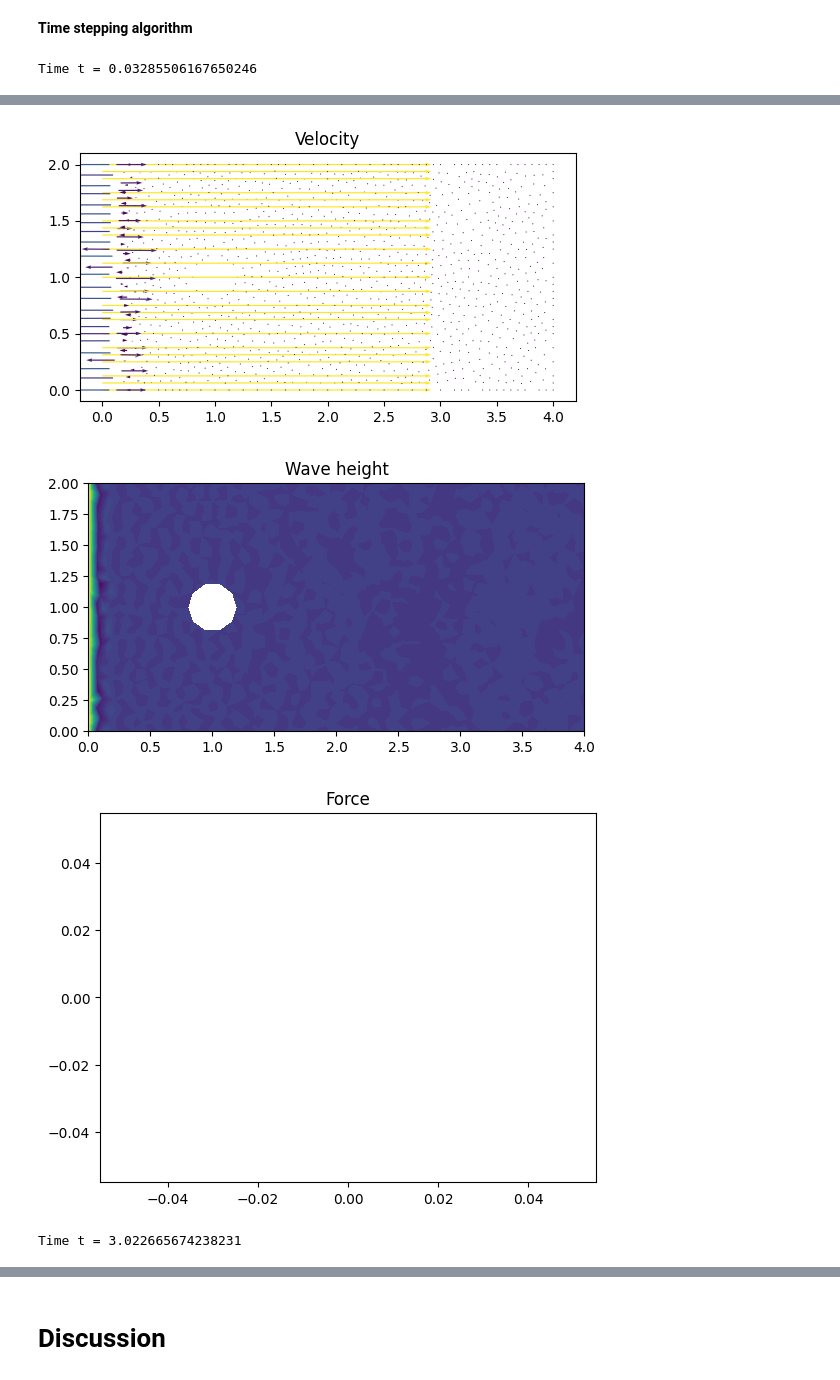
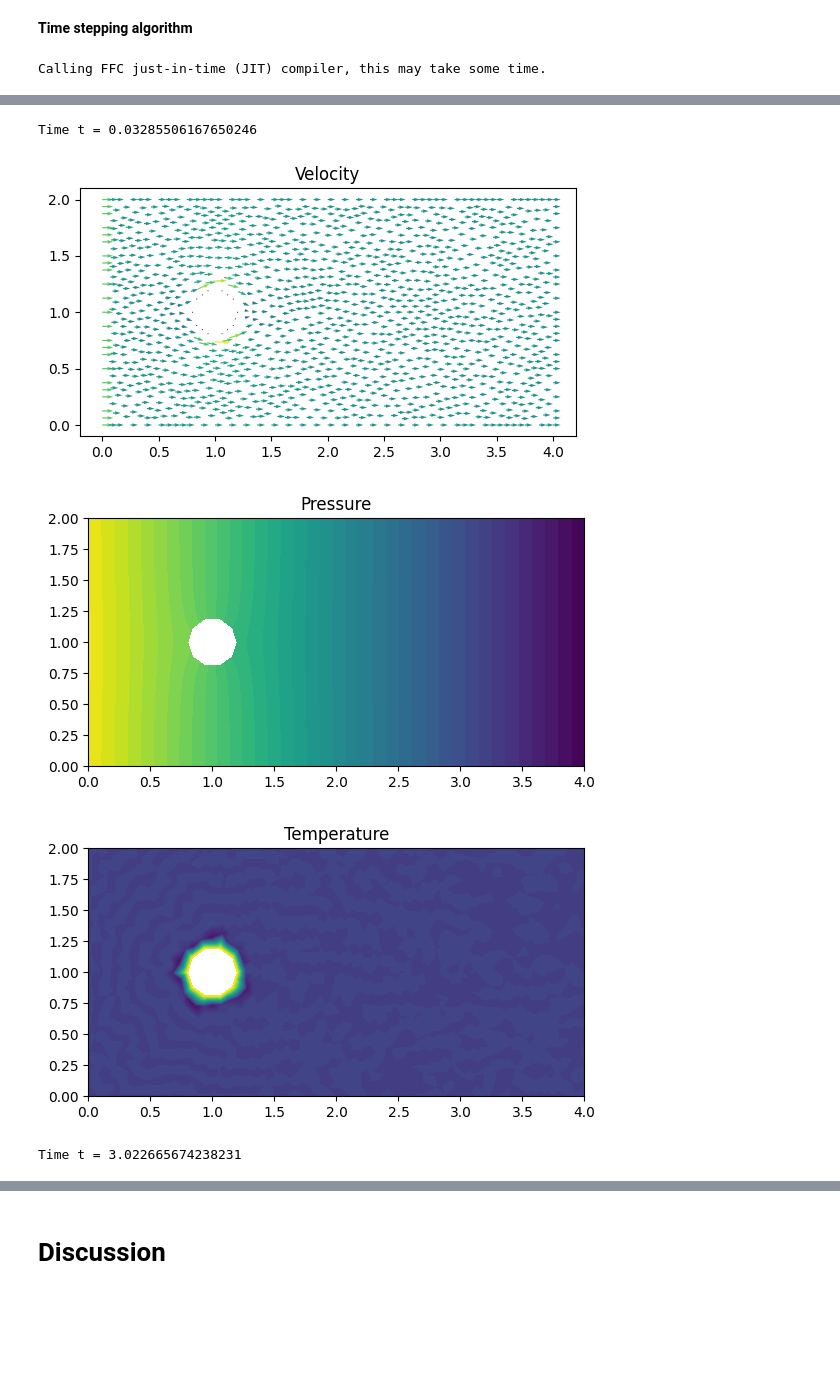
Before and after one commit to johanhoffman/DD2365_VT24, a Jupyter notebook: template-report-Heat-Convection.ipynb, the cells around one changed output, grey strips where cells are left out. Cells and saved outputs as stored; diff of their text form; code cells hidden in the pictures; blank space fills up the shorter version.

```diff
--- a/template-report-Heat-Convection.ipynb
+++ b/template-report-Heat-Convection.ipynb
@@ -201,6 +208,9 @@ ds = Measure('ds', domain=mesh, subdomain_data=boundaries)
 # %% [markdown]
 **Define flow parameters**
 # %%
+# Kinematic viscosity
+nu = 4.0e-3
+
 # Heat diffussion coefficent
 ep = 1.0e-2
 # %% [markdown]
@@ -211,6 +221,8 @@ ep = 1.0e-2
 # (u1,p1) linearized solution at present time step
 u0 = Function(V)
 u1 = Function(V)
+p0 = Function(Q)
+p1 = Function(Q)
 w0 = Function(Q)
 w1 = Function(Q)
 
@@ -238,13 +250,18 @@ wm = 0.5*(w + w0)
 wm1 = 0.5*(w1 + w0)
 
 # Momentum variational equation on residual form
-Fu = inner((u - u0)/dt + grad(um)*um1, v)*dx \
-    + d1*inner(grad(um)*um1, grad(v)*um1)*dx
+Fu = inner((u - u0)/dt + grad(um)*um1, v)*dx - p1*div(v)*dx + nu*inner(grad(u), grad(v))*dx \
+    + d1*inner((u - u0)/dt + grad(um)*um1 + grad(p1), grad(v)*um1)*dx
 au = lhs(Fu)
 Lu = rhs(Fu)
 
 # Continuity variational equation on residual form
-Fw = inner((w - w0)/dt, q)*dx + div(w*um1)*q*dx + ep*inner(grad(w), grad(q))*dx \
-    + d1*inner(inner(um1, grad(w)), inner(um1, grad(q)))*dx
+Fp = d1*inner((u1 - u0)/dt + grad(um1)*um1 + grad(p), grad(q))*dx + div(um1)*q*dx
+ap = lhs(Fp)
+Lp = rhs(Fp)
+
+# Temperature variational equation on residual form
+Fw = inner((w - w0)/dt, z)*dx + div(w*um1)*z*dx + ep*inner(grad(w), grad(z))*dx \
+    + d1*inner(inner(um1, grad(w)), inner(um1, grad(z)))*dx
 aw = lhs(Fw)
 Lw = rhs(Fw)
@@ -272,6 +270,7 @@ normalization = -2.0/D
 # %%
 # Open files to export solution to Paraview
 file_u = File("results-NS/u.pvd")
+file_p = File("results-NS/p.pvd")
 file_w = File("results-NS/w.pvd")
 
 # Set plot frequency
@@ -297,7 +296,7 @@ while t < T + DOLFIN_EPS:
     #s = 'Time t = ' + repr(t)
     #print(s)
 
-    win.t = t
+    #win.t = t
     #uin.t = t
 
     # Solve non-linear problem
@@ -314,19 +313,22 @@ while t < T + DOLFIN_EPS:
         solve(Au, u1.vector(), bu, "bicgstab", "default")
 
         # Assemble continuity matrix and vector
+        Ap = assemble(ap)
+        bp = assemble(Lp)
+
+        # Compute pressure solution
+        [bc.apply(Ap, bp) for bc in bcp]
+        [bc.apply(p1.vector()) for bc in bcp]
+        solve(Ap, p1.vector(), bp, "bicgstab", prec)
+
+        # Assemble temperature matrix and vector
         Aw = assemble(aw)
         bw = assemble(Lw)
 
-        # Compute pressure solution
+        # Compute temperature solution
         [bc.apply(Aw, bw) for bc in bcw]
         [bc.apply(w1.vector()) for bc in bcw]
         solve(Aw, w1.vector(), bw, "bicgstab", prec)
-
-        # Compute force
-        F = assemble(Force)
-        if (t > start_sample_time):
-          force_array = np.append(force_array, normalization*F)
-          time = np.append(time, t)
 
         k += 1
 
@@ -337,6 +339,7 @@ while t < T + DOLFIN_EPS:
 
         # Save solution to file
         file_u << u1
+        file_p << p1
         file_w << w1
 
         # Plot solution
@@ -344,15 +347,13 @@ while t < T + DOLFIN_EPS:
         plot(u1, title="Velocity")
 
         plt.figure()
-        plot(w1, title="Wave height")
+        plot(p1, title="Pressure")
+
+        plt.figure()
+        plot(w1, title="Temperature")
 
         plot_time += T/plot_freq
 
-        plt.show()
-
-        plt.figure()
-        plt.title("Force")
-        plt.plot(time, force_array)
         plt.show()
 
     # Update time step
@@ -363,4 +364,4 @@ while t < T + DOLFIN_EPS:
 #!tar -czvf results-NS.tar.gz results-NS
 #files.download('results-NS.tar.gz')
 # %% [output]
-Time t = 0.03285506167650246
+Calling FFC just-in-time (JIT) compiler, this may take some time.
@@ -367,4 +385,5 @@ Time t = 0.03285506167650246
+Time t = 0.03285506167650246
-[figure, old version]
+[figure, new version]
-[figure, old version]
+[figure, new version]
-[figure, old version]
+[figure, new version]
-Time t = 3.022665674238231
+Time t = 3.022665674238231
```
Also changed, not shown: parts of 7 cells of this notebook.
